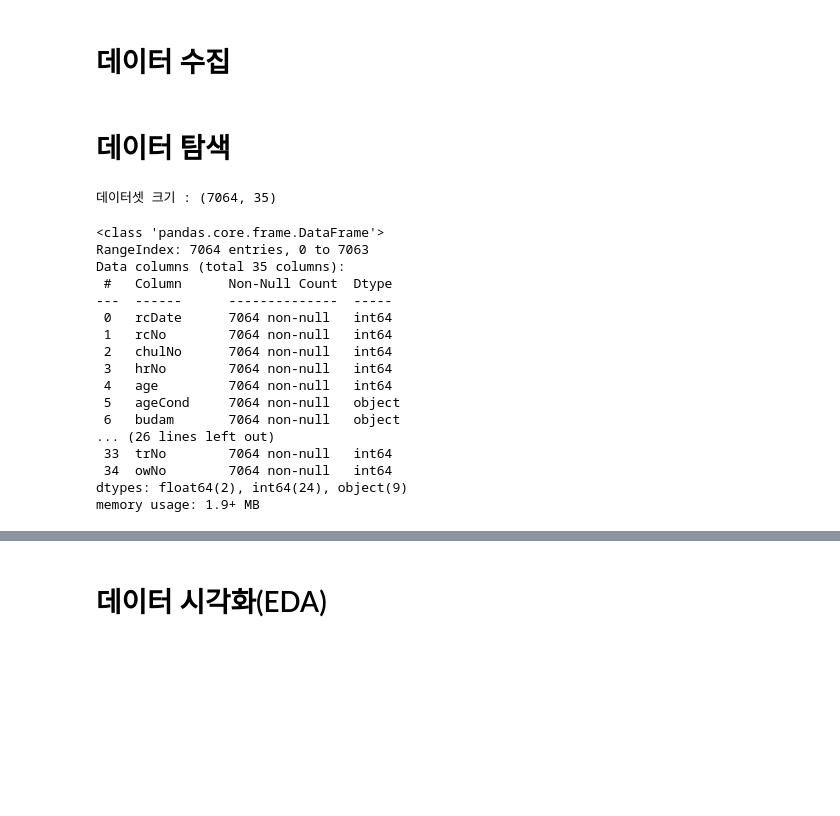
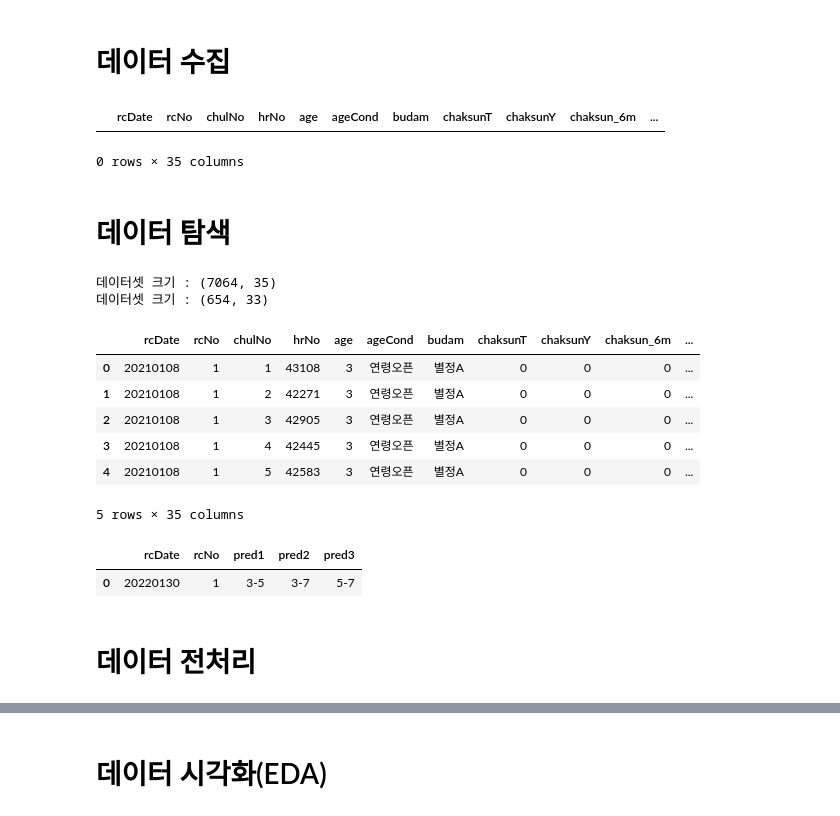
Before and after one commit to juhwano/HorseRacingPrediction, a Jupyter notebook: HorseRacingPrediction.ipynb, the cells around one changed output, grey strips where cells are left out. Saved outputs shown, nothing was run; the diff lists cells and outputs as text; code cells hidden in the pictures; blank space fills up the shorter version.

```diff
--- a/HorseRacingPrediction.ipynb
+++ b/HorseRacingPrediction.ipynb
@@ -71,30 +66,47 @@ df = pd.read_csv(file_path)
+# %%
+# csv 파일 읽어오기
+train_file_path = "/gdrive/MyDrive/HorseRacingPrediction/data/train.csv"
+test_file_path = "/gdrive/MyDrive/HorseRacingPrediction/data/test.csv"
+sm_file_path = "/gdrive/MyDrive/HorseRacingPrediction/data/sample_submission.csv"
+
+train_df = pd.read_csv(train_file_path)
+test_df = pd.read_csv(test_file_path)
+sm_df = pd.read_csv(sm_file_path)
+
+# 1,2위 데이터 필터링
+first_prize = train_df[train_df['ord'] == 1]
+second_prize = train_df[train_df['ord'] == 2]
+winner_df = pd.concat([first_prize, second_prize])
+winner_df[winner_df['rcDate'].isin(pd.date_range('2021-01-08','2021-01-14'))]
+# %% [output]
+|  | rcDate | rcNo | chulNo | hrNo | age | ageCond | budam | chaksunT | chaksunY | chaksun_6m | ... |
+0 rows × 35 columns
 # %% [markdown]
 # 데이터 탐색
 # %%
 # 데이터 확인하기
-print(f'데이터셋 크기 : {df.shape}')
+print(f'데이터셋 크기 : {train_df.shape}')
+print(f'데이터셋 크기 : {test_df.shape}')
 # %% [output]
 데이터셋 크기 : (7064, 35)
+데이터셋 크기 : (654, 33)
-# %%
-# 데이터 확인하기
-df.info()
-# %% [output]
-<class 'pandas.core.frame.DataFrame'>
-RangeIndex: 7064 entries, 0 to 7063
-Data columns (total 35 columns):
- #   Column      Non-Null Count  Dtype
----  ------      --------------  -----
- 0   rcDate      7064 non-null   int64
- 1   rcNo        7064 non-null   int64
- 2   chulNo      7064 non-null   int64
- 3   hrNo        7064 non-null   int64
- 4   age         7064 non-null   int64
- 5   ageCond     7064 non-null   object
- 6   budam       7064 non-null   object
-... (26 lines left out)
- 33  trNo        7064 non-null   int64
- 34  owNo        7064 non-null   int64
-dtypes: float64(2), int64(24), object(9)
-memory usage: 1.9+ MB
+# %%
+# 데이터 확인
+train_df.head()
+# %% [output]
+|  | rcDate | rcNo | chulNo | hrNo | age | ageCond | budam | chaksunT | chaksunY | chaksun_6m | ... |
+| 0 | 20210108 | 1 | 1 | 43108 | 3 | 연령오픈 | 별정A | 0 | 0 | 0 | ... |
+| 1 | 20210108 | 1 | 2 | 42271 | 3 | 연령오픈 | 별정A | 0 | 0 | 0 | ... |
+| 2 | 20210108 | 1 | 3 | 42905 | 3 | 연령오픈 | 별정A | 0 | 0 | 0 | ... |
+| 3 | 20210108 | 1 | 4 | 42445 | 3 | 연령오픈 | 별정A | 0 | 0 | 0 | ... |
+| 4 | 20210108 | 1 | 5 | 42583 | 3 | 연령오픈 | 별정A | 0 | 0 | 0 | ... |
+5 rows × 35 columns
+# %%
+sm_df.head()
+# %% [output]
+|  | rcDate | rcNo | pred1 | pred2 | pred3 |
+| 0 | 20220130 | 1 | 3-5 | 3-7 | 5-7 |
+# %% [markdown]
+# 데이터 전처리
 # %%
 # 경주일자 컬럼 날짜형식으로 변환
```
Also changed, not shown: parts of 59 cells of this notebook, 1 other file.
